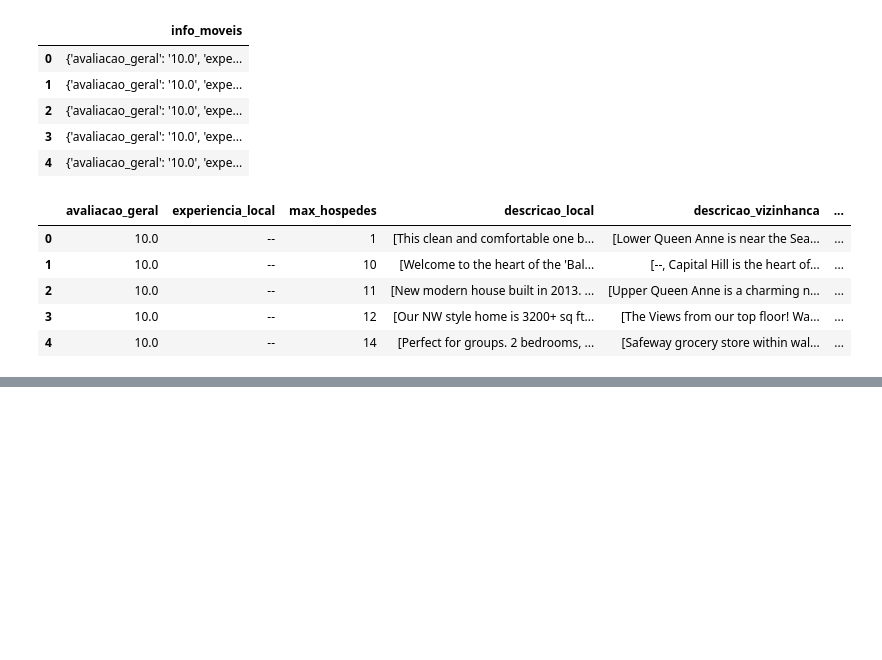
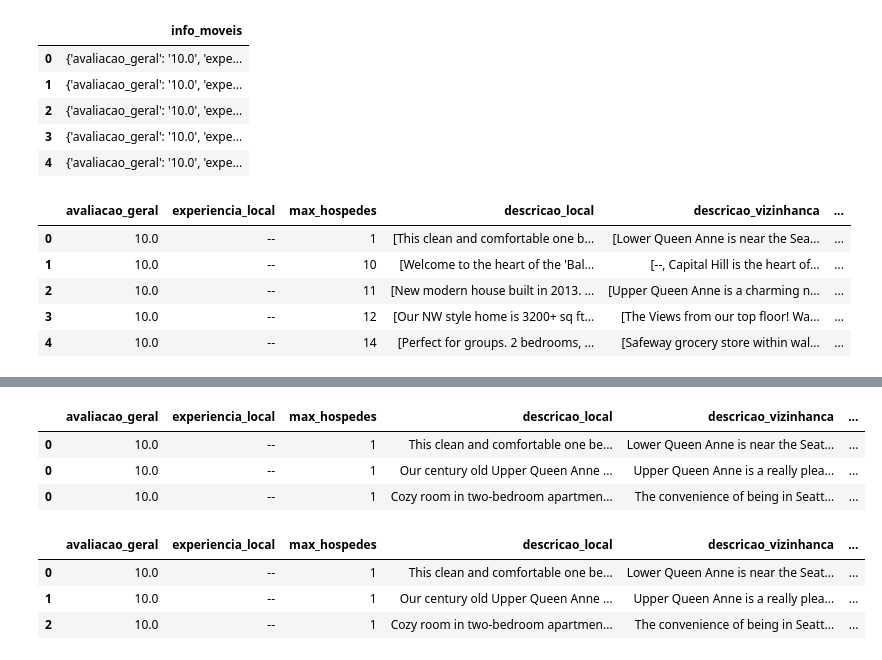
Before and after one commit to Matheus-Pombeiro/transformacao_manipulacao_dados, a Jupyter notebook: transformacao_manipulacao_dados.ipynb, the cells around one changed output, grey strips where cells are left out. Cells and saved outputs as stored; diff of their text form; code cells hidden in the pictures; blank space fills up the shorter version.

```diff
--- a/transformacao_manipulacao_dados.ipynb
+++ b/transformacao_manipulacao_dados.ipynb
@@ -31,0 +34,4 @@ dados.head()
+# %%
+# Obtendo uma lista com os nomes das colunas
+colunas = list(dados.columns)
+colunas
@@ -31,0 +52,18 @@ dados.head()
+# %%
+# Desagrupando dados com explode
+dados = dados.explode(colunas[3:])
+dados.head(3)
+# %% [output]
+|  | avaliacao_geral | experiencia_local | max_hospedes | descricao_local | descricao_vizinhanca | ... |
+| 0 | 10.0 | -- | 1 | This clean and comfortable one be... | Lower Queen Anne is near the Seat... | ... |
+| 0 | 10.0 | -- | 1 | Our century old Upper Queen Anne ... | Upper Queen Anne is a really plea... | ... |
+| 0 | 10.0 | -- | 1 | Cozy room in two-bedroom apartmen... | The convenience of being in Seatt... | ... |
+# %%
+# Resetando o index dos dados
+dados.reset_index(inplace=True, drop=True)
+dados.head(3)
+# %% [output]
+|  | avaliacao_geral | experiencia_local | max_hospedes | descricao_local | descricao_vizinhanca | ... |
+| 0 | 10.0 | -- | 1 | This clean and comfortable one be... | Lower Queen Anne is near the Seat... | ... |
+| 1 | 10.0 | -- | 1 | Our century old Upper Queen Anne ... | Upper Queen Anne is a really plea... | ... |
+| 2 | 10.0 | -- | 1 | Cozy room in two-bedroom apartmen... | The convenience of being in Seatt... | ... |
```
Also changed, not shown: parts of 16 cells of this notebook.
